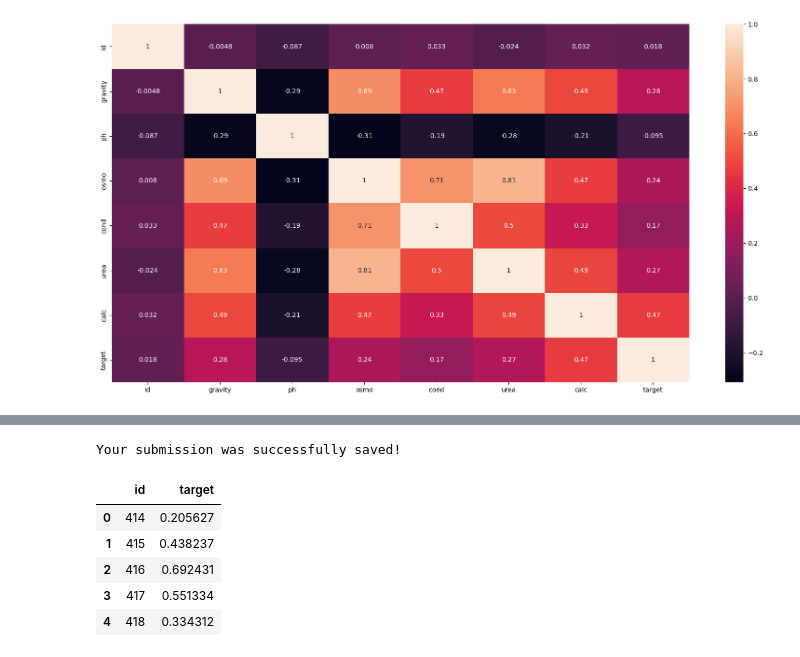
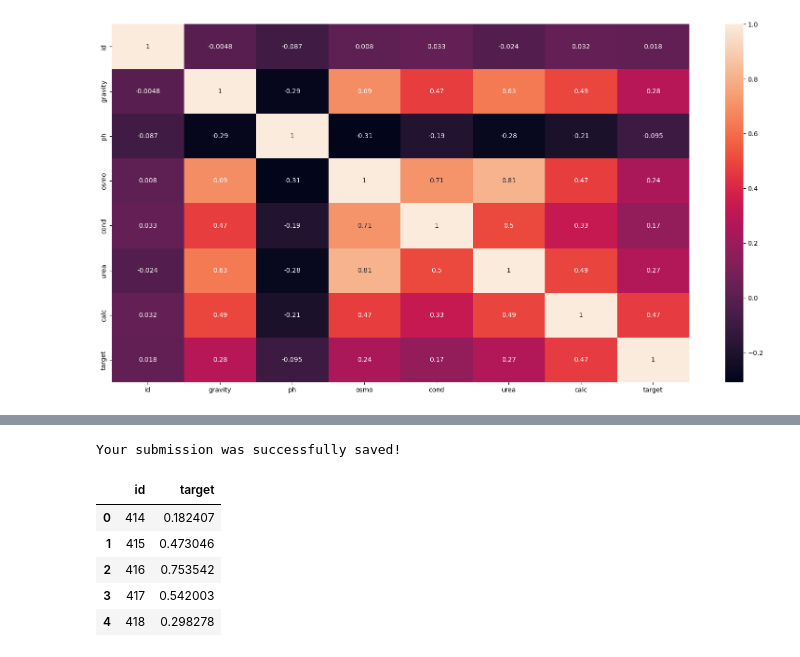
Before and after one commit to OjochenemiB/DATA-SCIENCE, a Jupyter notebook: playground-s3e12-using-cb-regres.ipynb, the cells around one changed output, grey strips where cells are left out. Drawn from its saved outputs; the diff is of its cells as text; code cells hidden in the pictures.

```diff
--- a/playground-s3e12-using-cb-regres.ipynb
+++ b/playground-s3e12-using-cb-regres.ipynb
@@ -326,2 +344,17 @@ import time
 # %%
-Xtrain,Xtest,Ytrain,Ytest = train_test_split(inputVariable,targetVar,test_size=0.2,random_state=42)
+Xtrain,Xtest,Ytrain,Ytest = train_test_split(processedData,targetVar,test_size=0.2,random_state=42)
+# %%
+from sklearn.model_selection import RandomizedSearchCV
+model_grad = CatBoostClassifier()
+
+LR =[0.15,0.1,1.0,0.05]
+n_estimator =[100,150,200,250]
+maxDepth = [2,3,4,5]
+random_seed =[2,4,6,8]
+reg_lambda = [20,30,40,60]
+bootstrap_type =['MSV', 'Bayesian', 'Bernoulli']
+tuning_param ={'eta':LR,'iterations':n_estimator,'max_depth':maxDepth,'random_seed':random_seed,'reg_lambda':reg_lambda,'bootstrap_type':bootstrap_type}
+randm_src = RandomizedSearchCV(estimator=model_grad, param_distributions = tuning_param,
+                               cv = 2, n_iter = 10, n_jobs=-1)
+randm_src.fit(Xtrain,Ytrain)
+randm_src.best_params_
@@ -328,6 +385,6 @@ Xtrain,Xtest,Ytrain,Ytest = train_test_split(inputVariable,targetVar,test_size=0
 # %%
-cat_model = CatBoostClassifier(iterations=50,max_depth=4,eta=0.1,
-                               random_seed=8,reg_lambda=20,bootstrap_type='Bayesian')
+cat_model = CatBoostClassifier(iterations=150,max_depth=2,eta=0.05,
+                               random_seed=4,reg_lambda=30,bootstrap_type='Bayesian')
 cat_model.fit(Xtrain,Ytrain)
 Y_predictn = cat_model.predict_proba(Xtest)
 logloss = log_loss(Ytest, Y_predictn)
@@ -353,12 +410,12 @@ print(logloss)
 # %%
-urine_analysis = UrineAnalysis(ttdata)
+"""urine_analysis = UrineAnalysis(ttdata)
 
-# Use the class methods to calculate new variables and add them to the dataset
+Use the class methods to calculate new variables and add them to the dataset
 urine_analysis.calculate_osmo_gravity()
 urine_analysis.calculate_ph_calc()
 urine_analysis.calculate_ph_urea()
 urine_analysis.calculate_particle_calc()
 urine_analysis.calculate_particle_urea()
-ttdata.drop(['osmo'],axis=1)
-# Display the updated dataset
-ttdata.head()
+ttdata.drop(['osmo'],axis=1)Display the updated dataset"""
+#ttdata.head()
+processedTestData = pipeline.transform(ttdata)
@@ -372,14 +422,14 @@ ttdata.head()
 # %%
-testDataPredict=cat_model.predict_proba(ttdata)
+testDataPredict=cat_model.predict_proba(processedTestData)
 prediction = pd.DataFrame({'id': test_data['id'], 'target': testDataPredict[:, 1]})
 prediction.to_csv('targetPredicted.csv', index=False)
 print("Your submission was successfully saved!")
 prediction.head()
 # %% [output]
 Your submission was successfully saved!
 |  | id | target |
-| 0 | 414 | 0.205627 |
-| 1 | 415 | 0.438237 |
-| 2 | 416 | 0.692431 |
-| 3 | 417 | 0.551334 |
-| 4 | 418 | 0.334312 |
+| 0 | 414 | 0.182407 |
+| 1 | 415 | 0.473046 |
+| 2 | 416 | 0.753542 |
+| 3 | 417 | 0.542003 |
+| 4 | 418 | 0.298278 |
```
Also changed, not shown: parts of 24 cells of this notebook.
